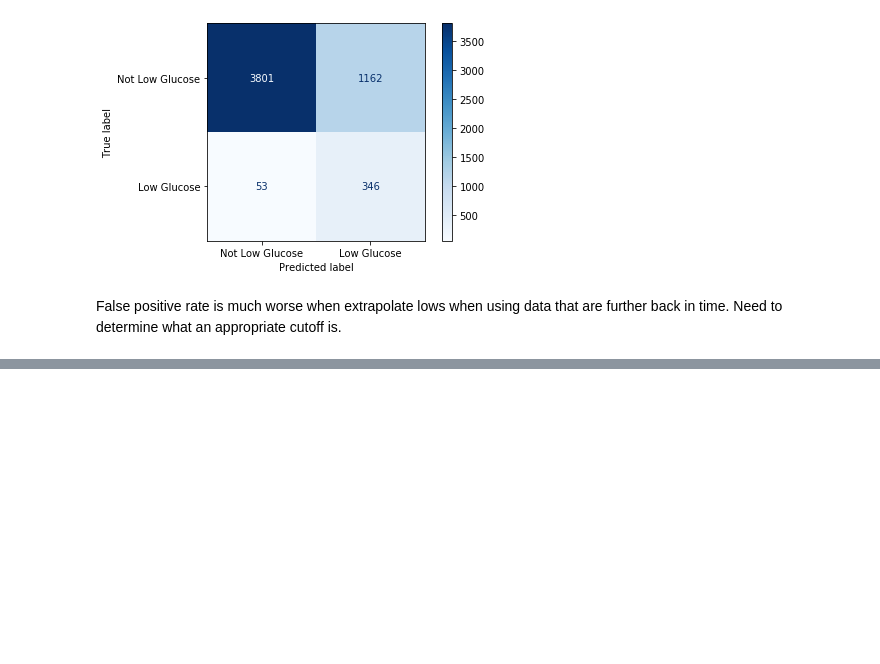
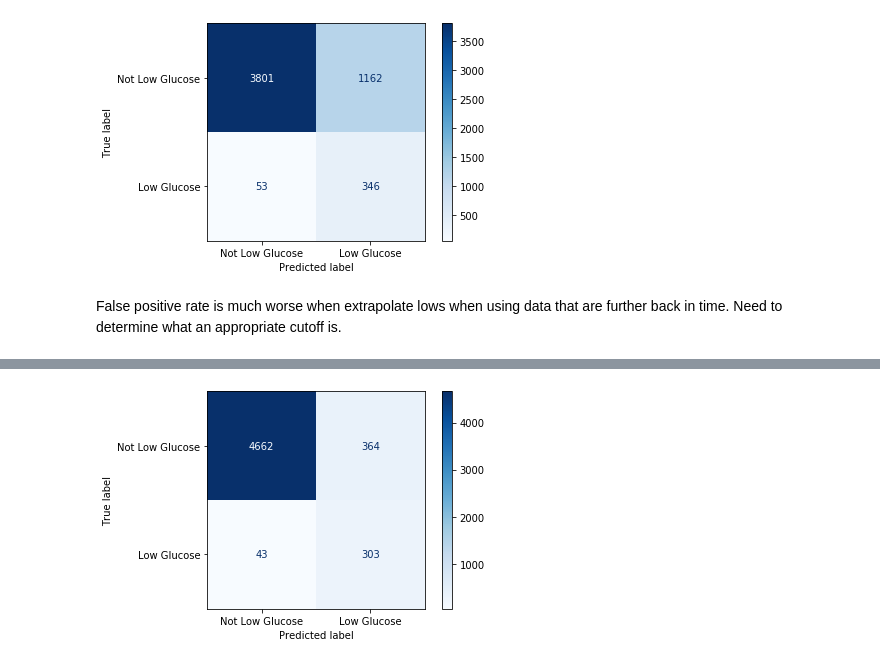
Before and after one commit to josh-tollefson/glucose, a Jupyter notebook: model.ipynb, the cells around one changed output, grey strips where cells are left out. Drawn from its saved outputs; the diff is of its cells as text; code cells hidden in the pictures; blank space fills up the shorter version.

Commit message:
more model experimentation

```diff
--- a/model.ipynb
+++ b/model.ipynb
@@ -175,0 +197,25 @@ False positive rate is much worse when extrapolate lows when using data that are
+# %%
+train, test = train_test_split(df, test_size=0.2, random_state=seed)
+train_x = train.iloc[:,0:-1]
+test_x = test.iloc[:,0:-1]
+
+train_y = train.iloc[:,-1]
+test_y = test.iloc[:,-1]
+# %%
+sm = SMOTE(random_state=seed)
+
+res_x, res_y = sm.fit_resample(train_x, train_y) ### Resample training set
+# %%
+model = RandomForestClassifier(min_samples_leaf=20).fit(res_x, res_y)
+
+probs = model.predict_proba(test_x)
+preds = probs[:,1]
+
+class_names = ['Not Low Glucose', 'Low Glucose']
+disp = plot_confusion_matrix(model,
+                             test_x,
+                             test_y,
+                             display_labels=class_names,
+                             cmap=plt.cm.Blues)
+# %% [output]
+[figure, added]
```
Also changed, not shown: parts of 24 cells of this notebook.
